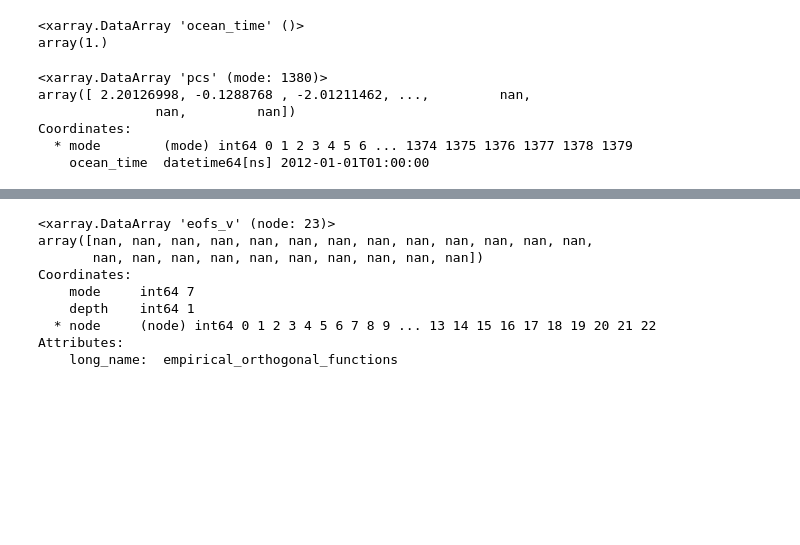
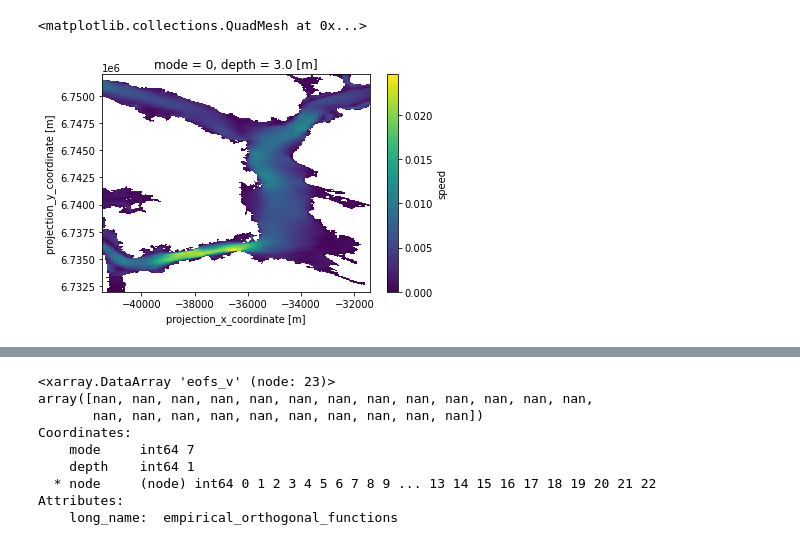
Before and after one commit to galendal/FACTS, a Jupyter notebook: eof_GA.ipynb, the cells around one changed output, grey strips where cells are left out. Saved outputs shown, nothing was run; the diff lists cells and outputs as text; code cells hidden in the pictures; blank space fills up the shorter version.

```diff
--- a/eof_GA.ipynb
+++ b/eof_GA.ipynb
@@ -13,25 +13,26 @@ import hvplot.xarray
 from eofs.xarray import Eof
 import glob
 # %%
-def eofs_GA(inxarr, variables=['u','v'], time_name='ocean_time', treshold=None):
-    tmp=inxarr[['u','v']]
-    tmp=tmp.to_stacked_array('z_loc',sample_dims=[time_name])
+def eofs_GA(inxarr, variables=['u','v'], neofs=10, time_name='time', treshold=None):
+    tmp=inxarr[variables]
+    tmp=tmp.to_stacked_array('z_loc',sample_dims=[time_name]).fillna(0)
     solver = Eof(tmp)
 
-    out=xr.Dataset()
-    out['lon']=inxarr['lon']
-    out['lat']=inxarr['lat']
-    out['z']=inxarr['z']
+    out=solver.eofs(neofs=neofs).to_unstacked_dataset('z_loc').unstack()
+    #xr.Dataset()
+    out['X']=inxarr['X']
+    out['Y']=inxarr['Y']
+    out['time']=inxarr['time']
     out['eigenvals']=solver.eigenvalues()
-
+    out['land_binary_mask']=inxarr['land_binary_mask']
     #if treshold < lmbda.mode.max():
     #    np.searchsorted(lmbda.cumsum()/lmbda.sum(),[0.9,],side='right')[0]
-    eofs=solver.eofs(neofs=5).to_unstacked_dataset('z_loc').unstack()
-    out['eofs_u']=eofs['u']
-    out['eofs_v']=eofs['v']
-    out['eofs_speed']=np.sqrt(out.eofs_u**2+out.eofs_v**2)
-    angles=np.arctan2(out['eofs_u'],out['eofs_v'])
-    out['eofs_direction']=(angles + 2 * np.pi) % (2 * np.pi)*(180/np.pi)
+    # eofs=solver.eofs(neofs=5).to_unstacked_dataset('z_loc').unstack()
+    # out['eofs_u']=eofs['u']
+    # out['eofs_v']=eofs['v']
+    out['speed']=np.sqrt(out.u**2+out.v**2)
+    angles=np.arctan2(out['u'],out['v'])
+    out['direction']=(angles + 2 * np.pi) % (2 * np.pi)*(180/np.pi)
     out['pcs']=solver.pcs(npcs=5)
 
     return out
@@ -128,0 +54,2 @@ array(0.87542225)
+# %%
+data=xr.open_dataset('byfjordenSubset.nc')
@@ -129,2 +75,3 @@ array(0.87542225)
 # %%
-res=eofs_GA(data)
+res=eofs_GA(data.isel(depth=1))
+res
@@ -131,14 +94,5 @@ res=eofs_GA(data)
-# %%
-res.ocean_time.diff(dim='ocean_time').min()/res.ocean_time.diff(dim='ocean_time').max()
-# %% [output]
-<xarray.DataArray 'ocean_time' ()>
-array(1.)
-# %%
-res.pcs[0]
-# %% [output]
-<xarray.DataArray 'pcs' (mode: 1380)>
-array([ 2.20126998, -0.1288768 , -2.01211462, ...,         nan,
-               nan,         nan])
-Coordinates:
-  * mode        (mode) int64 0 1 2 3 4 5 6 ... 1374 1375 1376 1377 1378 1379
-    ocean_time  datetime64[ns] 2012-01-01T01:00:00
+# %%
+res.speed.where(res.land_binary_mask==0).isel(mode=0).plot()
+# %% [output]
+<matplotlib.collections.QuadMesh at 0x...>
+[figure, added]
```
Also changed, not shown: parts of 12 cells of this notebook.
